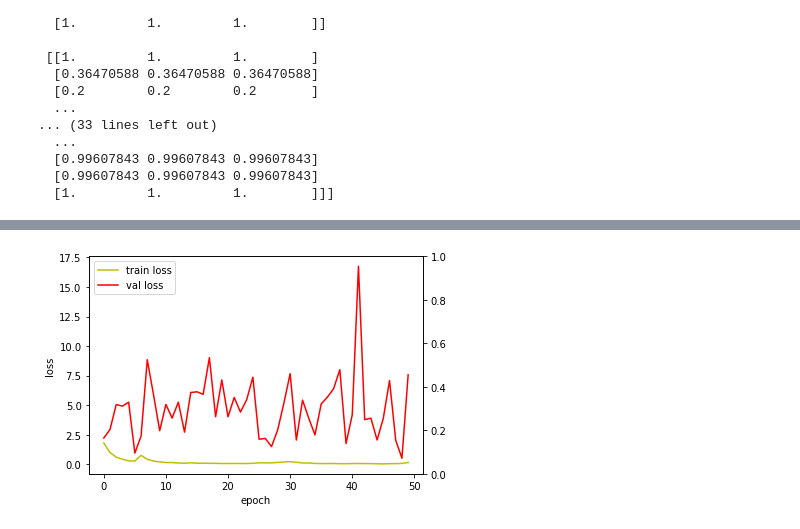
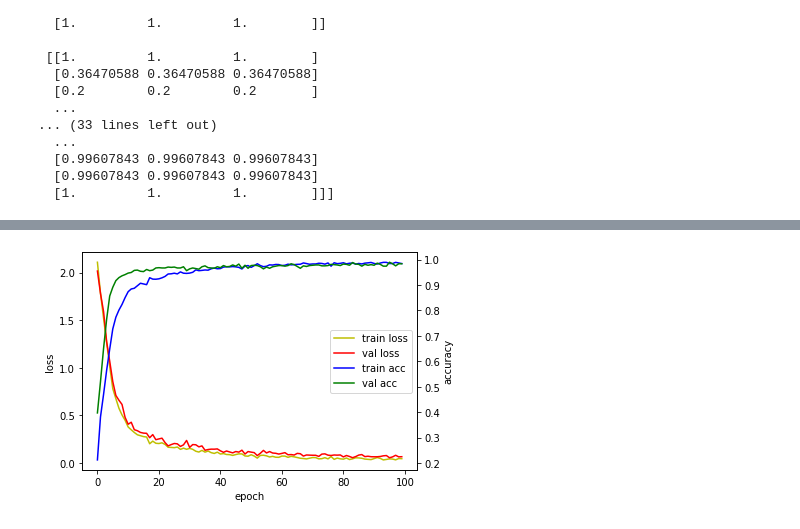
Before and after one commit to raccoon2389/mini_game_for_gaming_ai-bit, a Jupyter notebook: AI/Training-tf.ipynb, the cells around one changed output, grey strips where cells are left out. Saved outputs shown, nothing was run; the diff lists cells and outputs as text; code cells hidden in the pictures.

```diff
--- a/AI/Training-tf.ipynb
+++ b/AI/Training-tf.ipynb
@@ -11,7 +11,7 @@ from sklearn.model_selection import KFold,cross_val_score,train_test_split
 import matplotlib.image as Image
 import PIL.Image as Image
 # %%
-m_check = ModelCheckpoint("model/--{epoch:02d}--{val_loss:.4f}.hdf5", monitor = 'val_loss',save_best_only=True)
+m_check = ModelCheckpoint("model/epoch200/--{epoch:02d}--{val_loss:.4f}.hdf5", monitor = 'val_loss',save_best_only=True)
 # %%
 x = np.load("../train.npy")
 print(x[0])
@@ -37,8 +37,8 @@ y = np.load("y.npy")
   [1.         1.         1.        ]]]
 # %%
 def create_model():
-    n = 16
-    learn = 1e-3
+    n = 32
+    learn = 5e-4
     opt = optimizers.Adamax(lr=learn)
 
 
@@ -85,6 +85,6 @@ x_train,x_test , y_train,y_test = train_test_split(x,y,shuffle=True , random_sta
 #     print(score)
 # %%
 model = create_model()
-# model = load_model("./model/--30--0.0843.hdf5")
-history = model.fit(x_train,y_train,batch_size=30,epochs=50,validation_split=0.25,callbacks=[m_check])
+# model = load_model("./model/--50--0.1524.hdf5")
+history = model.fit(x_train,y_train,batch_size=40,epochs=100,validation_split=0.25,callbacks=[m_check])
 # %% [output]
@@ -114,18 +114,24 @@ print(predy)
 # %%
 import matplotlib.pyplot as plt
 %matplotlib inline
 
 fig, loss_ax = plt.subplots()
 acc_ax = loss_ax.twinx()
+
 hist = history
 
-loss_ax.plot(hist.history['loss'], 'y', label='train loss')
-loss_ax.plot(hist.history['val_loss'], 'r', label='val loss')
+line1= loss_ax.plot(hist.history['loss'], 'y', label='train loss')
+line2= loss_ax.plot(hist.history['val_loss'], 'r', label='val loss')
 loss_ax.set_xlabel('epoch')
 loss_ax.set_ylabel('loss')
-loss_ax.legend(loc='upper left')
+line3= acc_ax.plot(hist.history['acc'], 'b', label='train acc')
+line4= acc_ax.plot(hist.history['val_acc'], 'g', label='val acc')
+lines = line1+line2+line3+line4
+labels = [l.get_label() for l in lines]
+acc_ax.set_ylabel('accuracy')
+acc_ax.legend(lines,labels,loc='center right')
 
 
 plt.show()
 # %% [output]
-[figure, old version]
+[figure, new version]
```
Also changed, not shown: parts of 4 cells of this notebook.
